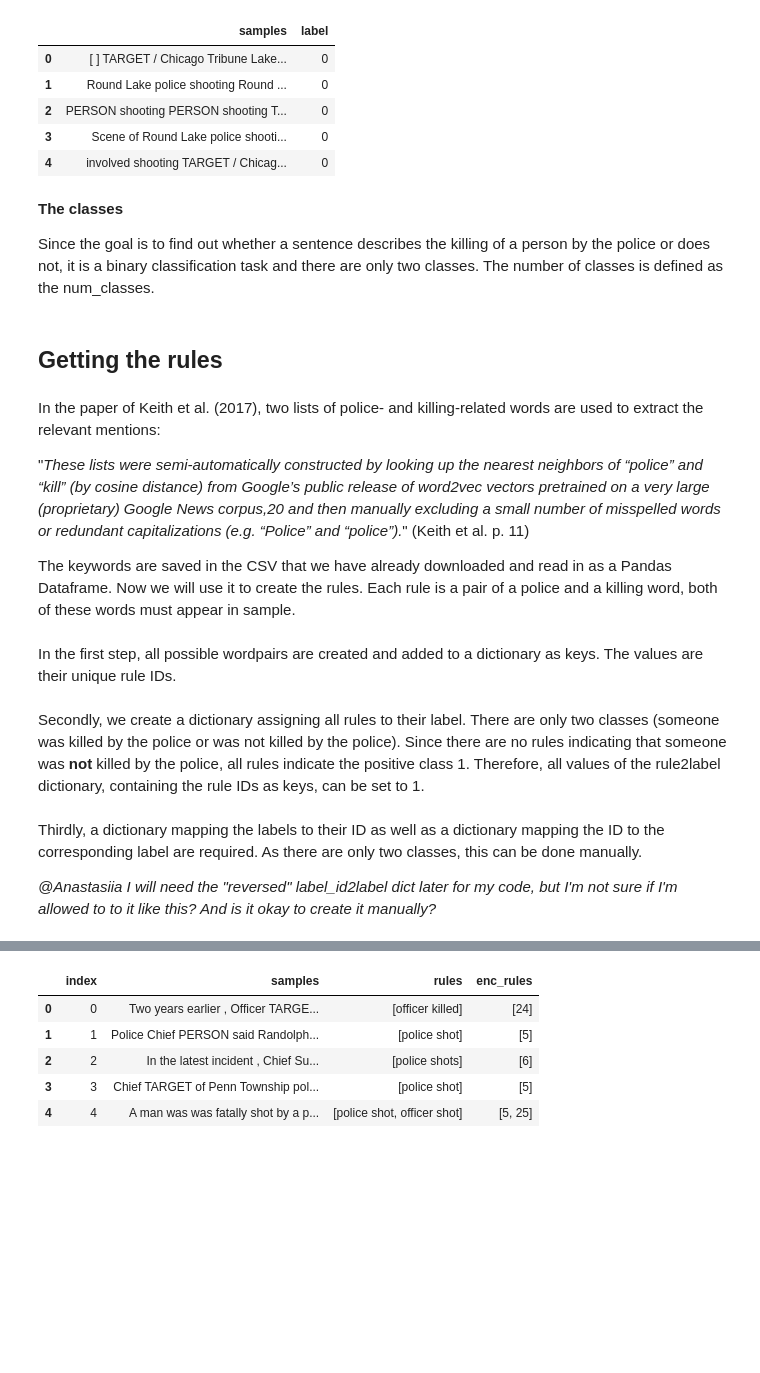
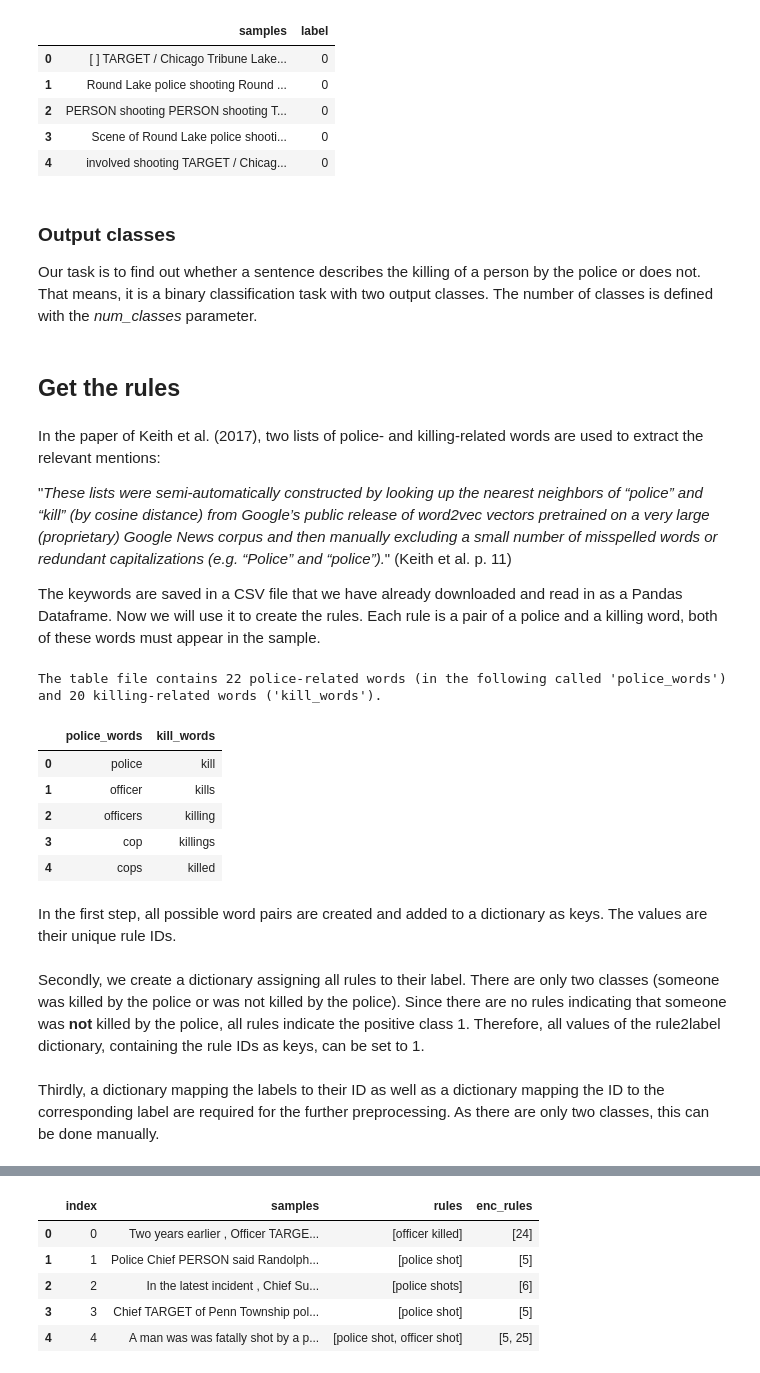
Before and after one commit to knodle/knodle, a Jupyter notebook: examples/data_preprocessing/police_killing/data_preprocessing_with_keywords.ipynb, the cells around one changed output, grey strips where cells are left out. Cells and saved outputs as stored; diff of their text form; code cells hidden in the pictures; blank space fills up the shorter version.

```diff
--- a/examples/data_preprocessing/police_killing/data_preprocessing_with_keywords.ipynb
+++ b/examples/data_preprocessing/police_killing/data_preprocessing_with_keywords.ipynb
@@ -135,19 +167,30 @@ df_test.head()
 | 3 | Scene of Round Lake police shooti... | 0 |
 | 4 | involved shooting TARGET / Chicag... | 0 |
 # %% [markdown]
-**The classes**
+### Output classes
 
-Since the goal is to find out whether a sentence describes the killing of a person by the police or does not, it is a binary classification task and there are only two classes. The number of classes is defined as the num_classes.
+Our task is to find out whether a sentence describes the killing of a person by the police or does not. That means, it is a binary classification task with two output classes. The number of classes is defined with the *num_classes* parameter.
 # %%
 num_classes = 2
 # %% [markdown]
-## Getting the rules
+## Get the rules
 # %% [markdown]
 In the paper of Keith et al. (2017), two lists of police- and killing-related words are used to extract the relevant mentions:
 
-"*These lists were semi-automatically constructed by looking up the nearest neighbors of “police” and “kill” (by cosine distance) from Google’s public release of word2vec vectors pretrained on a very large (proprietary) Google News corpus,20 and then manually excluding a small number of misspelled words or redundant capitalizations (e.g. “Police” and “police”).*" (Keith et al. p. 11)
+"*These lists were semi-automatically constructed by looking up the nearest neighbors of “police” and “kill” (by cosine distance) from Google’s public release of word2vec vectors pretrained on a very large (proprietary) Google News corpus and then manually excluding a small number of misspelled words or redundant capitalizations (e.g. “Police” and “police”).*" (Keith et al. p. 11)
 
-The keywords are saved in the CSV that we have already downloaded and read in as a Pandas Dataframe. Now we will use it to create the rules. Each rule is a pair of a police and a killing word, both of these words must appear in sample.
+The keywords are saved in a CSV file that we have already downloaded and read in as a Pandas Dataframe. Now we will use it to create the rules. Each rule is a pair of a police and a killing word, both of these words must appear in the sample.
+# %%
+print(f"The table file contains {keywords.shape[0]} police-related words (in the following called 'police_words') and {keywords.dropna().shape[0]} killing-related words ('kill_words').")
+keywords.head()
+# %% [output]
+The table file contains 22 police-related words (in the following called 'police_words') and 20 killing-related words ('kill_words').
+|  | police_words | kill_words |
+| 0 | police | kill |
+| 1 | officer | kills |
+| 2 | officers | killing |
+| 3 | cop | killings |
+| 4 | cops | killed |
 # %% [markdown]
-In the first step, all possible wordpairs are created and added to a dictionary as keys. The values are their unique rule IDs.
+In the first step, all possible word pairs are created and added to a dictionary as keys. The values are their unique rule IDs.
 # %%
@@ -168,10 +209,7 @@ Secondly, we create a dictionary assigning all rules to their label. There are o
 # %%
 rule2label = {rule_id: 1 for rule_id in rule2rule_id.values()}
 # %% [markdown]
-Thirdly, a dictionary mapping the labels to their ID as well as a dictionary mapping the ID to the corresponding label are required. As there are only two classes, this can be done manually.
-
-*@Anastasiia I will need the "reversed" label_id2label dict later for my code, but I'm not sure if I'm allowed to to it like this?
-And is it okay to create it manually?*
+Thirdly, a dictionary mapping the labels to their ID as well as a dictionary mapping the ID to the corresponding label are required for the further preprocessing. As there are only two classes, this can be done manually.
 # %%
 label2label_id ={"negative":0, "positive":1}
 label_id2label = {0: "negative", 1: "positive"}
```
Also changed, not shown: parts of 32 cells of this notebook, 3 other files.
